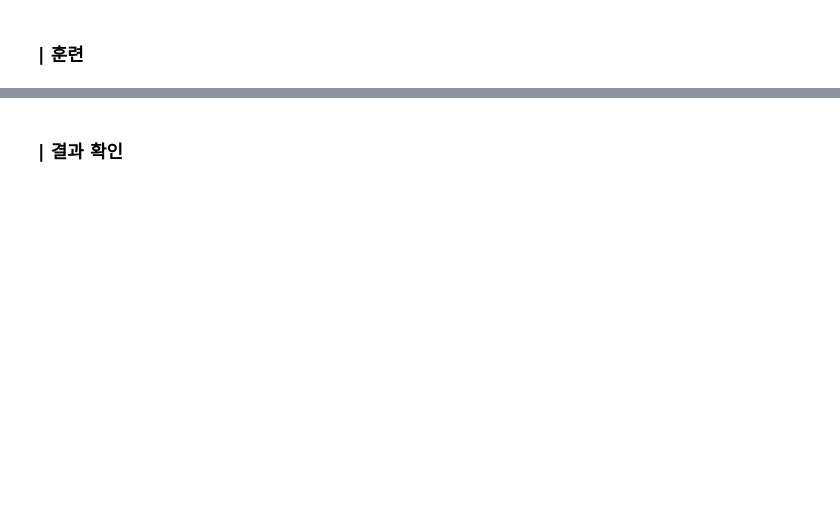
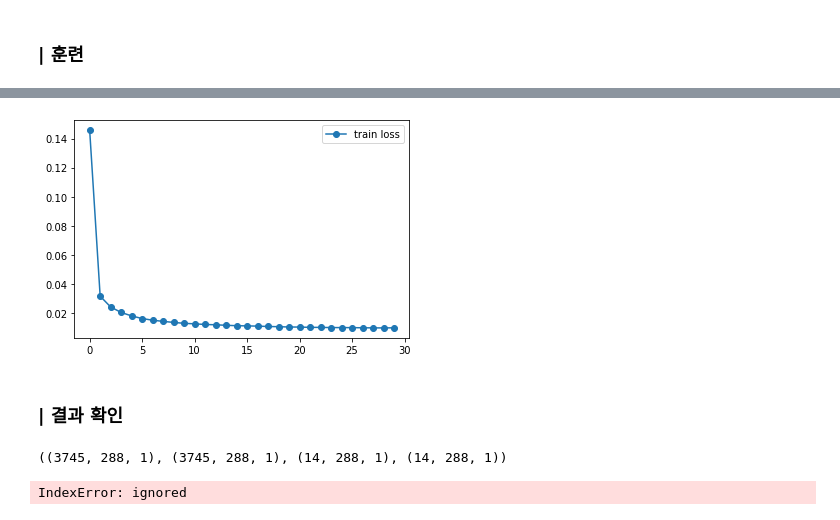
Before and after one commit to LeeHuiJong/Deep_learning, a Jupyter notebook: ch04_06_Autoencoder_ipynb의_사본.ipynb, the cells around one changed output, grey strips where cells are left out. Saved outputs shown, nothing was run; the diff lists cells and outputs as text; code cells hidden in the pictures; blank space fills up the shorter version.

```diff
--- a/ch04_06_Autoencoder_ipynb의_사본.ipynb
+++ b/ch04_06_Autoencoder_ipynb의_사본.ipynb
@@ -248,2 +372,5 @@ display_res(x_test_noisy, x_recon)
 # %% [markdown]
 ### **| 훈련**
+# %%
+model = create_model()
+history = model.fit(train, train, epochs = 30, batch_size = 16)
@@ -250,2 +395,25 @@ display_res(x_test_noisy, x_recon)
+# %%
+l = history.history['loss']
+plt.plot(l, marker= 'o', label = 'train loss')
+plt.legend()
+plt.show()
+# %% [output]
+[figure, added]
 # %% [markdown]
 ### **| 결과 확인**
+# %%
+# 예측
+train_pred = model.predict(train)
+test_pred = model.predict(test)
+
+train_pred.shape, train.shape, test.shape, test_pred.shape
+# %% [output]
+((3745, 288, 1), (3745, 288, 1), (14, 288, 1), (14, 288, 1))
+# %%
+idx = 450
+plt.plot(test[idx], label = 'original')
+plt.plot(test_pred[idx], label = 'reconstruct')
+plt.legend()
+plt.show()
+# %% [output]
+IndexError: ignored
```
Also changed, not shown: parts of 15 cells of this notebook.
